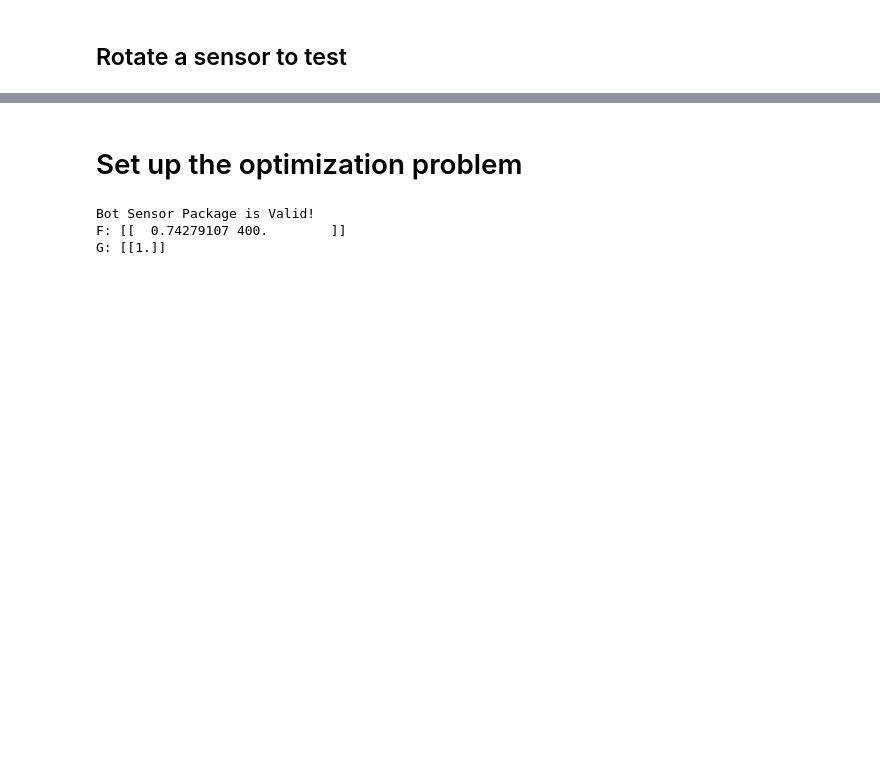
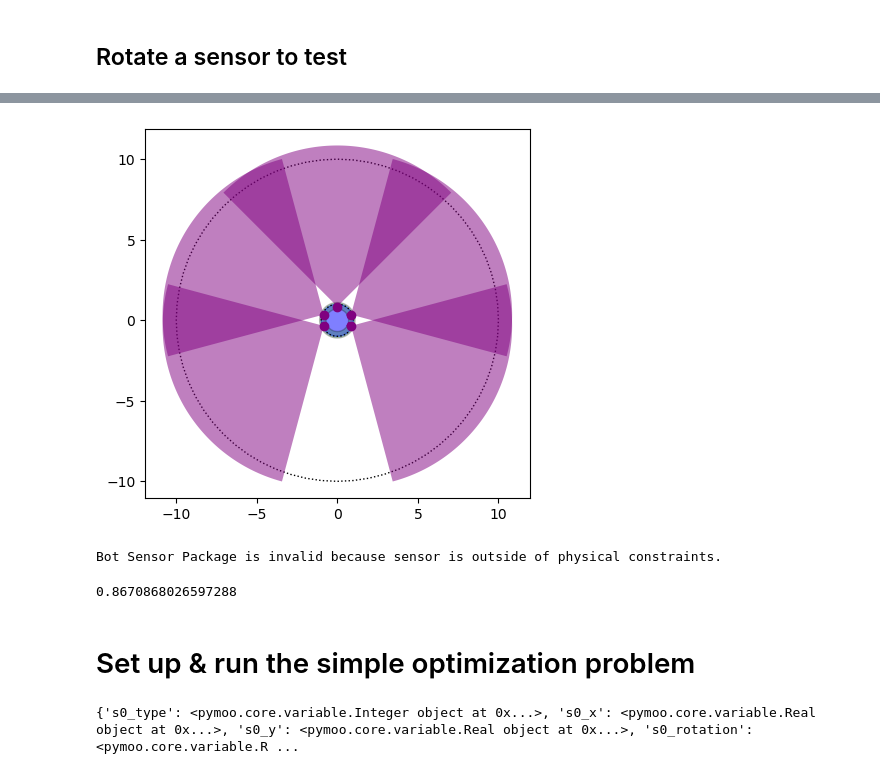
Before and after one commit to robosquiggles/go4robo, a Jupyter notebook: fov_optimize_2d.ipynb, the cells around one changed output, grey strips where cells are left out. Saved outputs shown, nothing was run; the diff lists cells and outputs as text; code cells hidden in the pictures; blank space fills up the shorter version.

```diff
--- a/fov_optimize_2d.ipynb
+++ b/fov_optimize_2d.ipynb
@@ -67,29 +71,31 @@ Bot Sensor Package is Valid!
+# %%
+# Add a sensor in a random valid pose
+bot.add_sensor_valid_pose(FOV2D_Simple(hfov=90, distance=10, cost=80.00, bounds_polygon=copy.deepcopy(sensor_bounds)))
+
+bot.plot_bot(show_constraint=True)
+
+bot.is_valid_pkg()
+bot.get_sensor_coverage()
+# %% [output]
+[figure, added]
+Bot Sensor Package is invalid because sensor is outside of physical constraints.
+0.8670868026597288
 # %% [markdown]
-# Set up the optimization problem
+# Set up & run the simple optimization problem
-# %%
-from pymoo.problems.functional import FunctionalProblem
-
-objs = [
-    lambda bot: bot.get_sensor_coverage(),
-    lambda bot: bot.get_pkg_cost()
-]
-
-constr_eq = [
-    lambda bot: bot.is_valid()
-]
-
-n_var = 10
-
-problem = FunctionalProblem(n_var,
-                            objs,
-                            constr_eq=constr_eq
-                            )
-
-F, G = problem.evaluate(np.array([bot]))
-
-print(f"F: {F}")
-print(f"G: {G}")
-# %% [output]
-Bot Sensor Package is Valid!
-F: [[  0.74279107 400.        ]]
-G: [[1.]]
+# %%
+from pymoo.problems.functional import FunctionalProblem
+
+sensor_options = [FOV2D_Simple(hfov=90, distance=10, cost=80.00, color="purple", bounds_polygon=copy.deepcopy(sensor_bounds)),
+                  FOV2D_Simple(hfov=75, distance=9, cost=30.00, color="pink", bounds_polygon=copy.deepcopy(sensor_bounds))]
+
+problem = SensorPkgOptimization(bot, sensor_options, 8)
+
+print(problem.vars)
+
+# F, G = problem.evaluate(np.array([problem.convert_bot_to_1D(bot)]))
+
+# print(f"F: {F}")
+# print(f"G: {G}")
+# print(f"H: {H}")
+# %% [output]
+{'s0_type': <pymoo.core.variable.Integer object at 0x...>, 's0_x': <pymoo.core.variable.Real object at 0x...>, 's0_y': <pymoo.core.variable.Real object at 0x...>, 's0_rotation': <pymoo.core.variable.R ...
```
Also changed, not shown: parts of 6 cells of this notebook, 4 other files.
